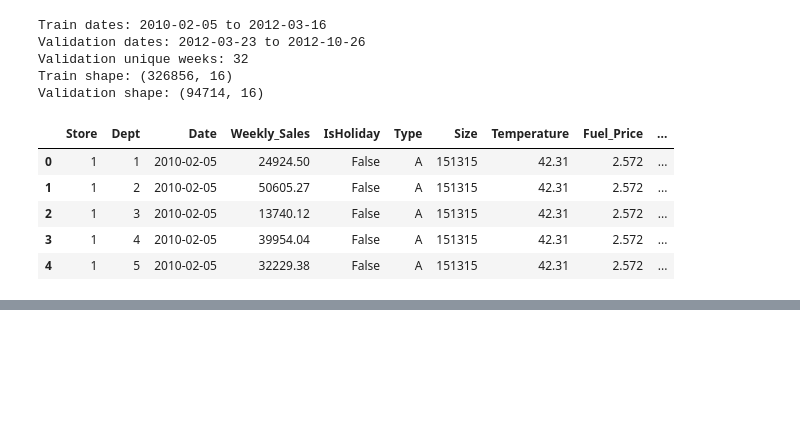
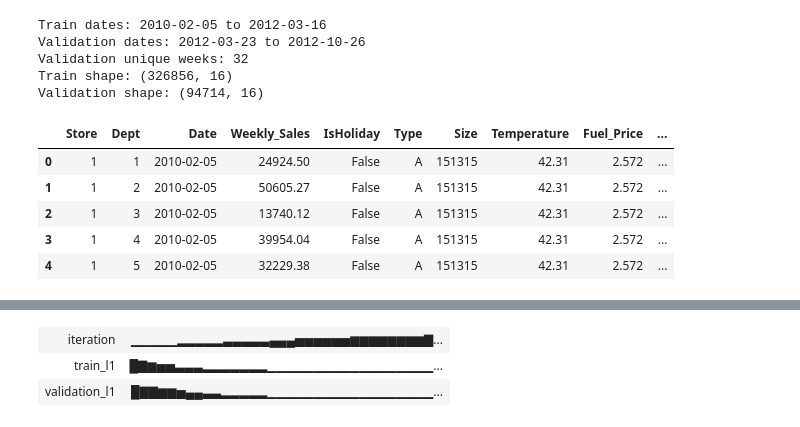
Before and after one commit to MLfinal/Walmart-Recruiting---Store-Sales-Forecasting, a Jupyter notebook: models/tree_based/lightgbm/model_experiment_LightGBM.ipynb, the cells around one changed output, grey strips where cells are left out. Drawn from its saved outputs; the diff is of its cells as text; code cells hidden in the pictures; blank space fills up the shorter version.

Commit message:
fe and fs wandb log added

```diff
--- a/models/tree_based/lightgbm/model_experiment_LightGBM.ipynb
+++ b/models/tree_based/lightgbm/model_experiment_LightGBM.ipynb
@@ -734,0 +560,92 @@ print("Optuna hyperparameter tuning complete.")
+# %%
+sample_weights_train = np.where(is_holiday_train, HOLIDAY_WEIGHT, 1)
+sample_weights_val = np.where(is_holiday_val, HOLIDAY_WEIGHT, 1)
+
+categorical_features = X_train_transformed.select_dtypes(include="category").columns.tolist()
+
+base_params = {
+    "objective": "mae",
+    "random_state": SEED,
+    "n_jobs": -1,
+    "verbosity": -1,
+    "n_estimators": 100, # Fixed number of estimators
+}
+
+feature_selection_run = wandb.init(
+    entity=WANDB_ENTITY,
+    project=WANDB_PROJECT,
+    job_type="feature_selection",
+    name="LightGBM_Feature_Selection",
+    tags=["lightgbm", "feature-selection", "importance", "time-split"],
+    config={
+        **split_summary,
+        "holiday_weight": HOLIDAY_WEIGHT,
+        "input_feature_count": X_train_transformed.shape[1],
+        "categorical_features": categorical_features,
+        "selection_rule": "feature_importance > 0",
+        **base_params,
+    },
+    reinit=True,
+)
+
+feature_selector_model = lgb.LGBMRegressor(**base_params)
+feature_selector_model.fit(
+    X_train_transformed,
+    y_train,
+    sample_weight=sample_weights_train,
+    eval_set=[
+        (X_train_transformed, y_train),
+        (X_val_transformed, y_val),
+    ],
+    eval_names=["train", "validation"],
+    eval_sample_weight=[sample_weights_train, sample_weights_val],
+    eval_metric="mae",
+    categorical_feature=categorical_features,
+    callbacks=[wandb_callback(), lgb.log_evaluation(period=25)],
+)
+log_summary(feature_selector_model.booster_, save_model_checkpoint=False)
+
+feature_selection_importance = (
+    pd.DataFrame({
+        "feature": X_train_transformed.columns,
+        "importance": feature_selector_model.feature_importances_,
+    })
+    .sort_values("importance", ascending=False)
+    .reset_index(drop=True)
+)
+
+selected_features = feature_selection_importance.loc[
+    feature_selection_importance["importance"] > 0,
+    "feature",
+].tolist()
+
+if not selected_features:
+    selected_features = X_train_transformed.columns.tolist()
+
+X_train_selected = X_train_transformed[selected_features].copy()
+X_val_selected = X_val_transformed[selected_features].copy()
+selected_categorical_features = [col for col in categorical_features if col in selected_features]
+
+dropped_features = [col for col in X_train_transformed.columns if col not in selected_features]
+
+wandb.log(
+    {
+        "feature_selection/input_feature_count": X_train_transformed.shape[1],
+        "feature_selection/selected_feature_count": len(selected_features),
+        "feature_selection/dropped_feature_count": len(dropped_features),
+        "feature_selection/selected_ratio": len(selected_features) / X_train_transformed.shape[1],
+        "feature_selection/importance": wandb.Table(dataframe=feature_selection_importance),
+        "feature_selection/selected_features": wandb.Table(
+            dataframe=pd.DataFrame({"feature": selected_features})
+        ),
+        "feature_selection/dropped_features": wandb.Table(
+            dataframe=pd.DataFrame({"feature": dropped_features})
+        ),
+    }
+)
+feature_selection_run.summary["selected_feature_count"] = len(selected_features)
+feature_selection_run.summary["dropped_feature_count"] = len(dropped_features)
+feature_selection_run.finish()
+
+print(f"Selected {len(selected_features)} of {X_train_transformed.shape[1]} features for Optuna training.")
+# %% [output]
@@ -734,0 +655,3 @@ print("Optuna hyperparameter tuning complete.")
+| iteration | ▁▁▁▁▁▂▂▂▂▂▃▃▃▃▃▄▄▄▅▅▅▅▅▅▆▆▆▆▆▆▆▆▇... |
+| train_l1 | █▇▆▅▅▃▃▃▂▂▂▂▂▂▂▁▁▁▁▁▁▁▁▁▁▁▁▁▁▁▁▁▁... |
+| validation_l1 | █▇▇▆▆▅▄▄▃▃▂▂▂▂▂▁▁▁▁▁▁▁▁▁▁▁▁▁▁▁▁▁▁... |
```
Also changed, not shown: parts of 6 cells of this notebook.
